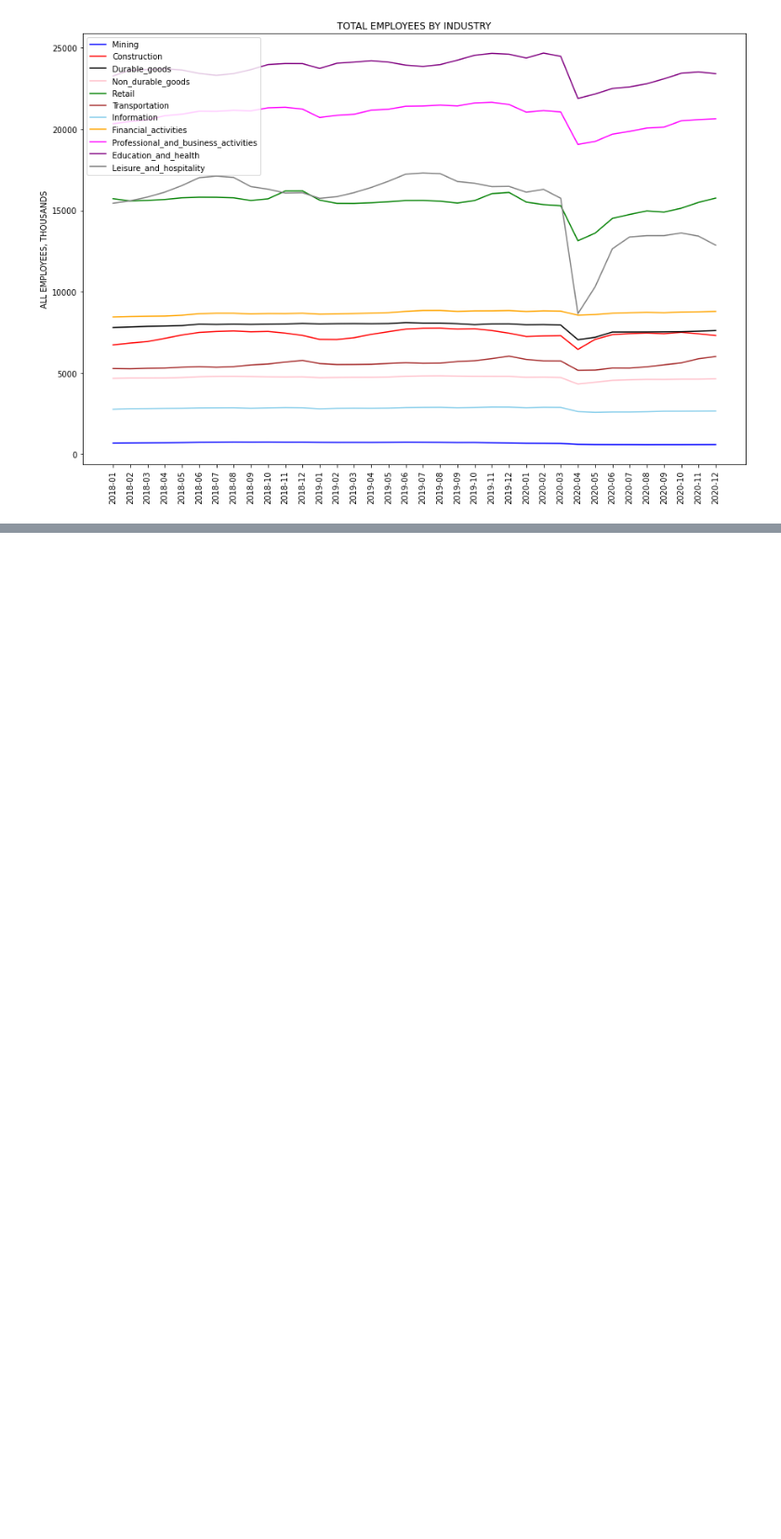
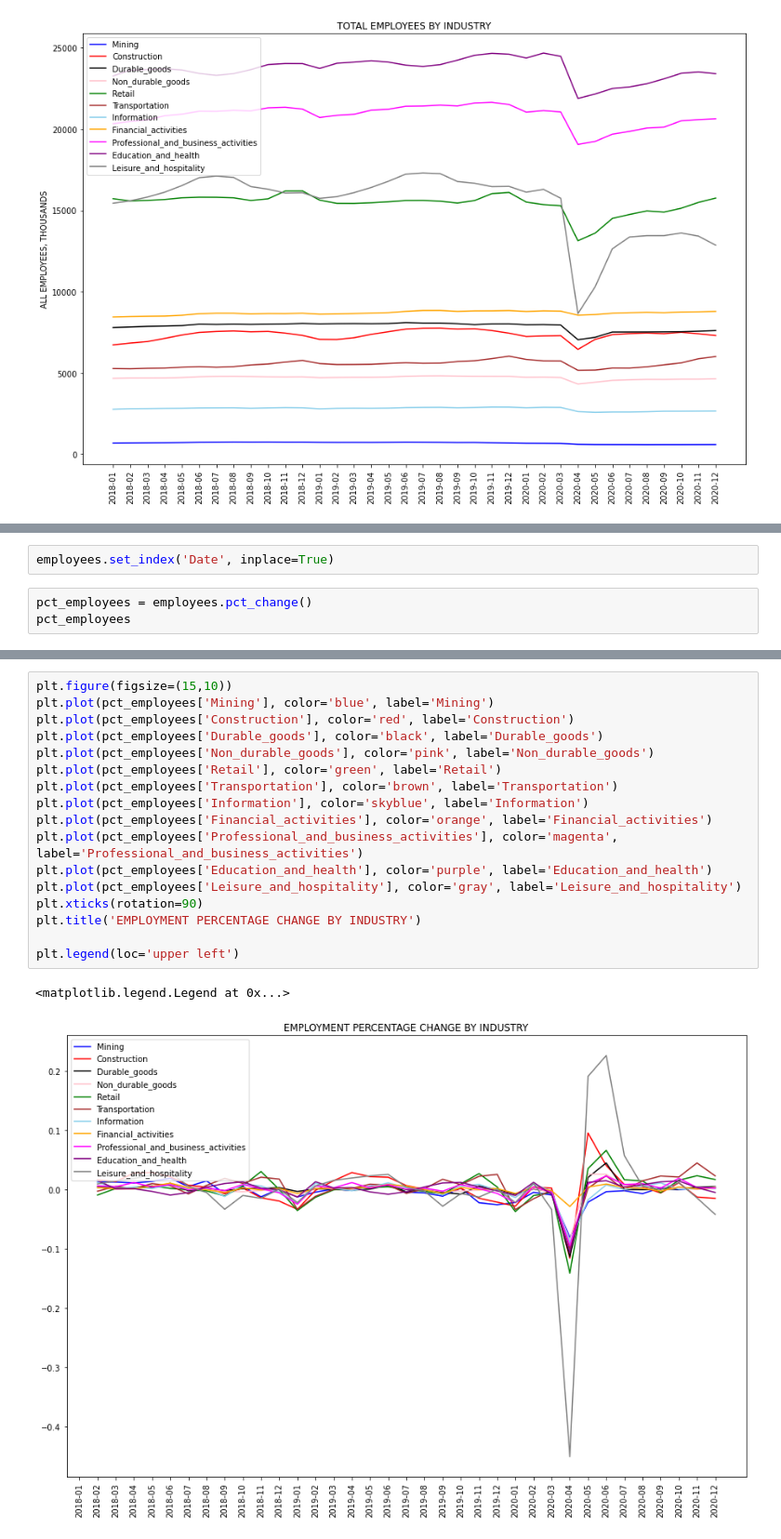
Before and after one commit to Rcidm1994/Project1, a Jupyter notebook: US_Employment.ipynb, the cells around one changed output, grey strips where cells are left out. Shown: that part at 93% size. Drawn from its saved outputs; the diff is of its cells as text; blank space fills up the shorter version.

Commit message:
Percentage change
Added US employment percentage changes by industry. Dataframe and plot

```diff
--- a/US_Employment.ipynb
+++ b/US_Employment.ipynb
@@ -170,0 +186,5 @@ plt.legend(loc='upper left')
+# %%
+employees.set_index('Date', inplace=True)
+# %%
+pct_employees = employees.pct_change()
+pct_employees
@@ -170,0 +210,20 @@ plt.legend(loc='upper left')
+# %%
+plt.figure(figsize=(15,10))
+plt.plot(pct_employees['Mining'], color='blue', label='Mining')
+plt.plot(pct_employees['Construction'], color='red', label='Construction')
+plt.plot(pct_employees['Durable_goods'], color='black', label='Durable_goods')
+plt.plot(pct_employees['Non_durable_goods'], color='pink', label='Non_durable_goods')
+plt.plot(pct_employees['Retail'], color='green', label='Retail')
+plt.plot(pct_employees['Transportation'], color='brown', label='Transportation')
+plt.plot(pct_employees['Information'], color='skyblue', label='Information')
+plt.plot(pct_employees['Financial_activities'], color='orange', label='Financial_activities')
+plt.plot(pct_employees['Professional_and_business_activities'], color='magenta', label='Professional_and_business_activities')
+plt.plot(pct_employees['Education_and_health'], color='purple', label='Education_and_health')
+plt.plot(pct_employees['Leisure_and_hospitality'], color='gray', label='Leisure_and_hospitality')
+plt.xticks(rotation=90)
+plt.title('EMPLOYMENT PERCENTAGE CHANGE BY INDUSTRY')
+
+plt.legend(loc='upper left')
+# %% [output]
+<matplotlib.legend.Legend at 0x...>
+[figure, added]
```
Also changed, not shown: parts of 5 cells of this notebook, 1 other file.
